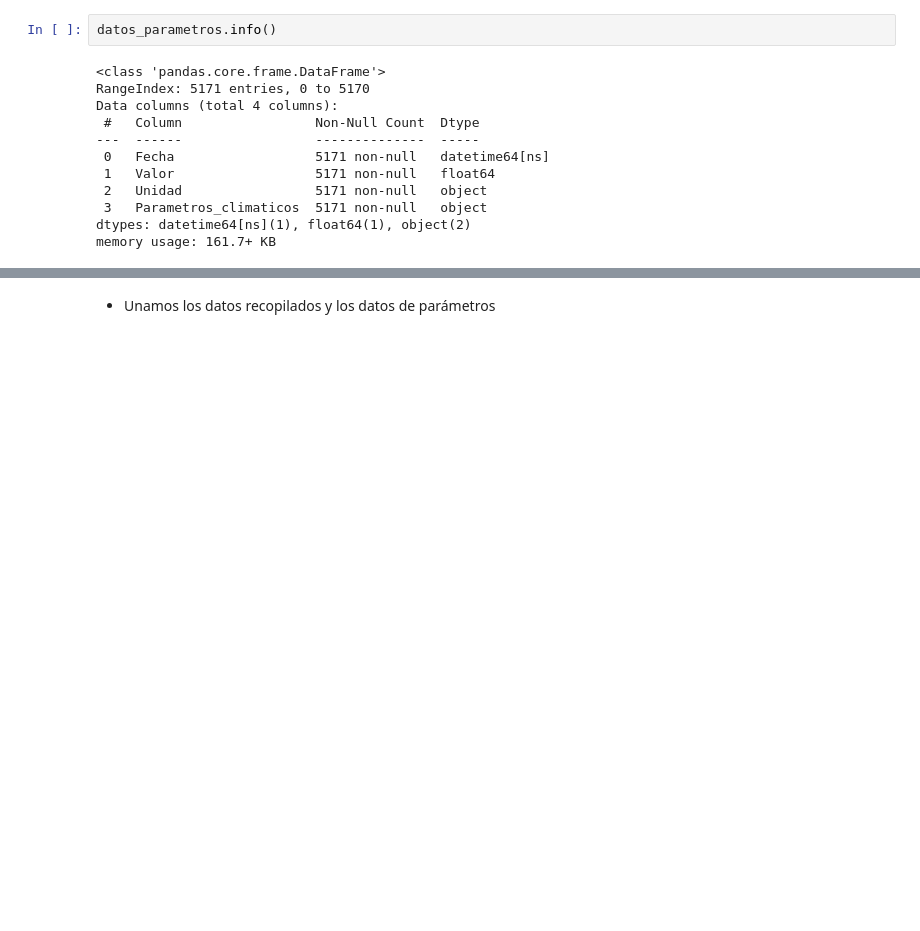
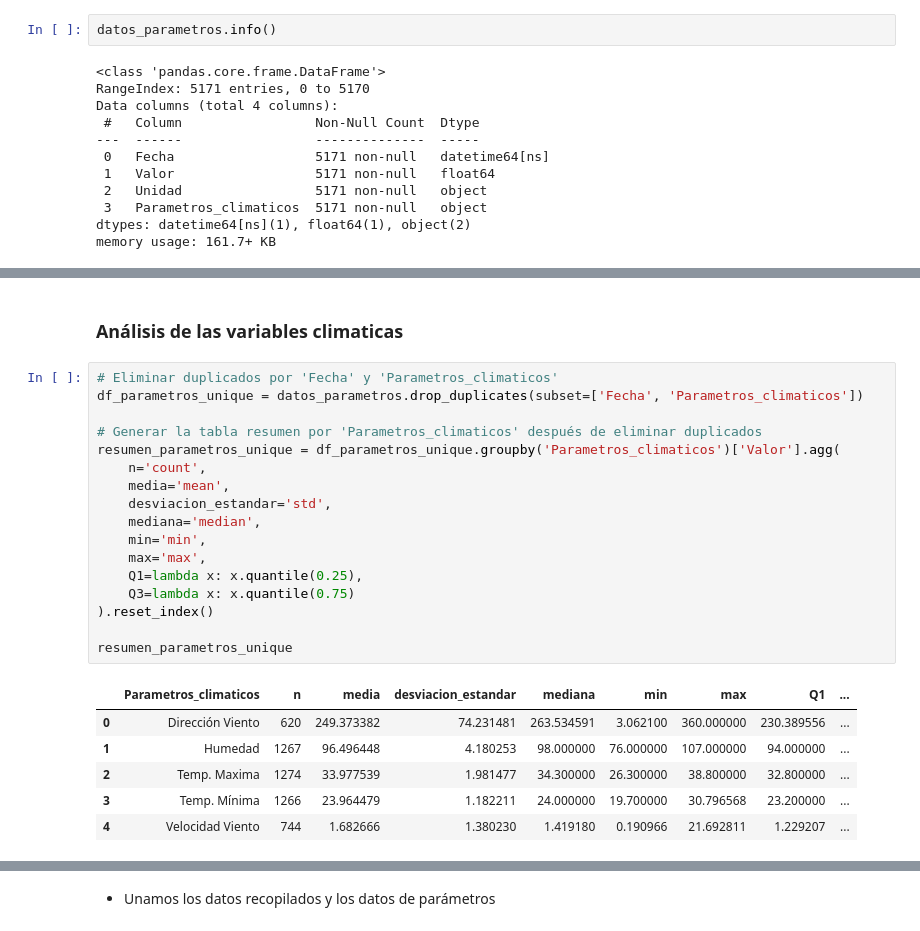
Before and after one commit to cdeoroaguado/jb_aet_pm10_25, a Jupyter notebook: _sources/1_etl.ipynb, the cells around one changed output, grey strips where cells are left out. Drawn from its saved outputs; the diff is of its cells as text; blank space fills up the shorter version.

```diff
--- a/_sources/1_etl.ipynb
+++ b/_sources/1_etl.ipynb
@@ -109,0 +219,26 @@ memory usage: 161.7+ KB
+# %% [markdown]
+### **Análisis de las variables climaticas**
+# %%
+# Eliminar duplicados por 'Fecha' y 'Parametros_climaticos'
+df_parametros_unique = datos_parametros.drop_duplicates(subset=['Fecha', 'Parametros_climaticos'])
+
+# Generar la tabla resumen por 'Parametros_climaticos' después de eliminar duplicados
+resumen_parametros_unique = df_parametros_unique.groupby('Parametros_climaticos')['Valor'].agg(
+    n='count',
+    media='mean',
+    desviacion_estandar='std',
+    mediana='median',
+    min='min',
+    max='max',
+    Q1=lambda x: x.quantile(0.25),
+    Q3=lambda x: x.quantile(0.75)
+).reset_index()
+
+resumen_parametros_unique
+# %% [output]
+|  | Parametros_climaticos | n | media | desviacion_estandar | mediana | min | max | Q1 | ... |
+| 0 | Dirección Viento | 620 | 249.373382 | 74.231481 | 263.534591 | 3.062100 | 360.000000 | 230.389556 | ... |
+| 1 | Humedad | 1267 | 96.496448 | 4.180253 | 98.000000 | 76.000000 | 107.000000 | 94.000000 | ... |
+| 2 | Temp. Maxima | 1274 | 33.977539 | 1.981477 | 34.300000 | 26.300000 | 38.800000 | 32.800000 | ... |
+| 3 | Temp. Mínima | 1266 | 23.964479 | 1.182211 | 24.000000 | 19.700000 | 30.796568 | 23.200000 | ... |
+| 4 | Velocidad Viento | 744 | 1.682666 | 1.380230 | 1.419180 | 0.190966 | 21.692811 | 1.229207 | ... |
```
Also changed, not shown: parts of 8 cells of this notebook, 3 other files.
